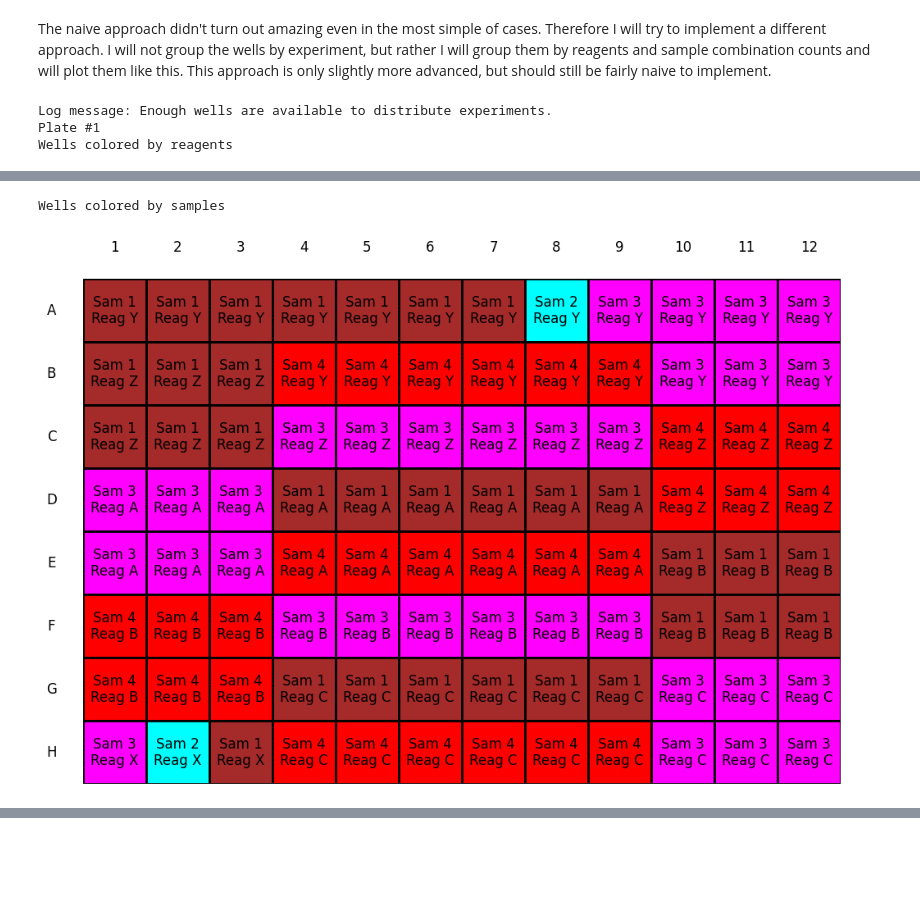
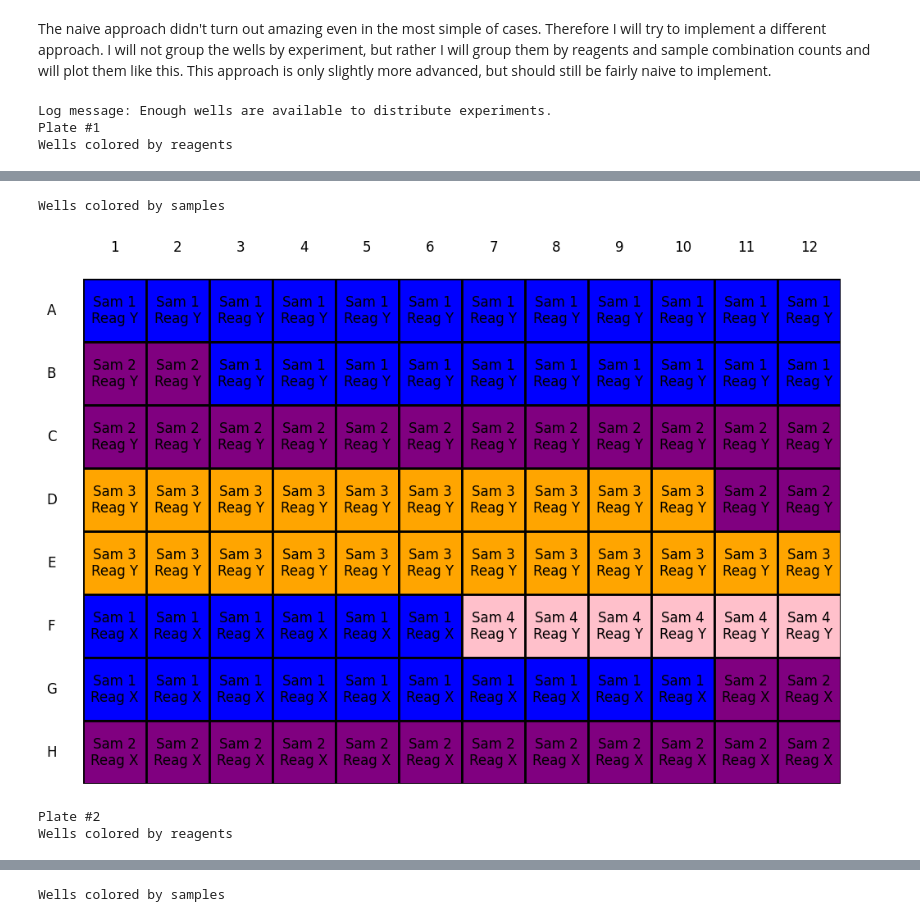
Before and after one commit to HappyPotatoman/microtiter_filler, a Jupyter notebook: microtiter_filler.ipynb, the cells around one changed output, grey strips where cells are left out. Drawn from its saved outputs; the diff is of its cells as text; code cells hidden in the pictures; blank space fills up the shorter version.

Commit message:
fix fill next plate condition

```diff
--- a/microtiter_filler.ipynb
+++ b/microtiter_filler.ipynb
@@ -29,7 +29,7 @@ def plot_plate_color_reagent(plate, color_map):
     _, ax = plt.subplots(figsize=(12, 8))
     for i, row in enumerate(plate):
         for j, well in enumerate(row):
-            if well and all(w is not None for w in well):
+            if all(w is not None for w in well):
                 reagent = well[1]
                 if reagent not in color_map:
                     color_map[reagent] = next(color_cycle)
@@ -141,7 +141,7 @@ def greedy_fill(plate_size: int, samples: List[List[str]], reagents: List[List[s
         for replica in range(experiment_replicas):
             for reagent in experiment_reagents:
                 for sample in experiment_samples:
-                    if current_well > plate_size:
+                    if current_well == plate_size:
                         result.append(plate)
                         plate = [[[None] for _ in range(num_cols)] for _ in range(num_rows)]
                         current_well = 0
@@ -191,8 +191,8 @@ from collections import Counter, defaultdict
 plate_size = 96
 samples = [['Sam 1', 'Sam 2', 'Sam 3'], ['Sam 1', 'Sam 3', 'Sam 4']]
 reagents = [['Reag X', 'Reag Y'], ['Reag Y', 'Reag Z','Reag A', 'Reag B', 'Reag C']]
-replicas = [1, 6]
-well_num = 1
+replicas = [16, 6]
+well_num = 12
 
 class PlateFillError(Exception):
     def __init__(self, message):
@@ -240,7 +240,7 @@ def sort_by_reagents_and_fill(plate_size: int, samples: List[List[str]], reagent
         samples_sorted_by_name = sorted(samples_sorted_by_frequency)
         for sample, freq in samples_sorted_by_name:
             for i in range(freq):
-                if current_well > plate_size:
+                if current_well == plate_size:
                     flip_even_rows(plate)
                     result.append(plate)
                     plate = [[[None] for _ in range(num_cols)] for _ in range(num_rows)]
@@ -260,7 +260,7 @@ def sort_by_reagents_and_fill(plate_size: int, samples: List[List[str]], reagent
     return result
 
 try:
-    plates = sort_by_reagents_and_fill(plate_size=96, samples=samples, reagents=reagents, replicas=replicas, well_num=well_num)
+    plates = sort_by_reagents_and_fill(plate_size=plate_size, samples=samples, reagents=reagents, replicas=replicas, well_num=well_num)
 except PlateFillError as e:
     print(f"PlateFillError: {e.message}")
 
@@ -285,2 +285,4 @@ Wells colored by reagents
 Wells colored by samples
-[figure, old version]
+[figure, new version]
+Plate #2
+Wells colored by reagents
@@ -286,0 +290 @@ Wells colored by samples
+Wells colored by samples
```
Also changed, not shown: parts of 1 cell of this notebook.
